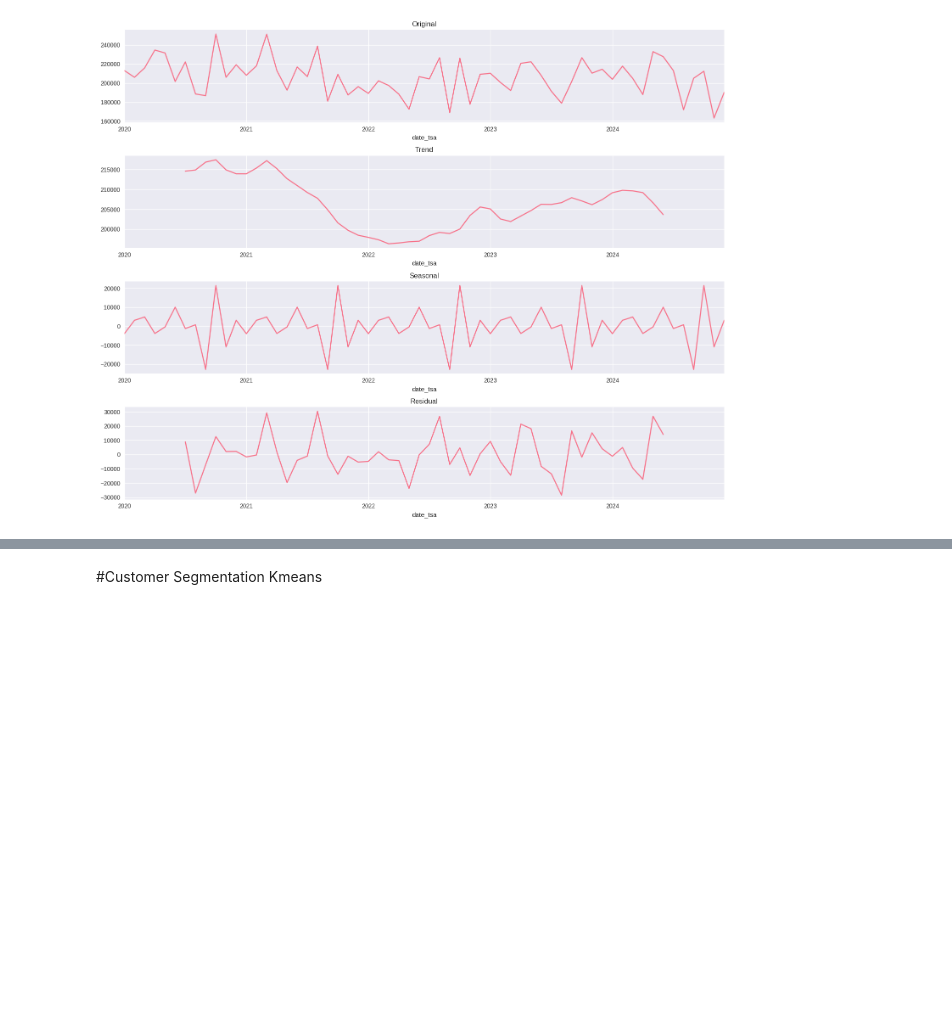
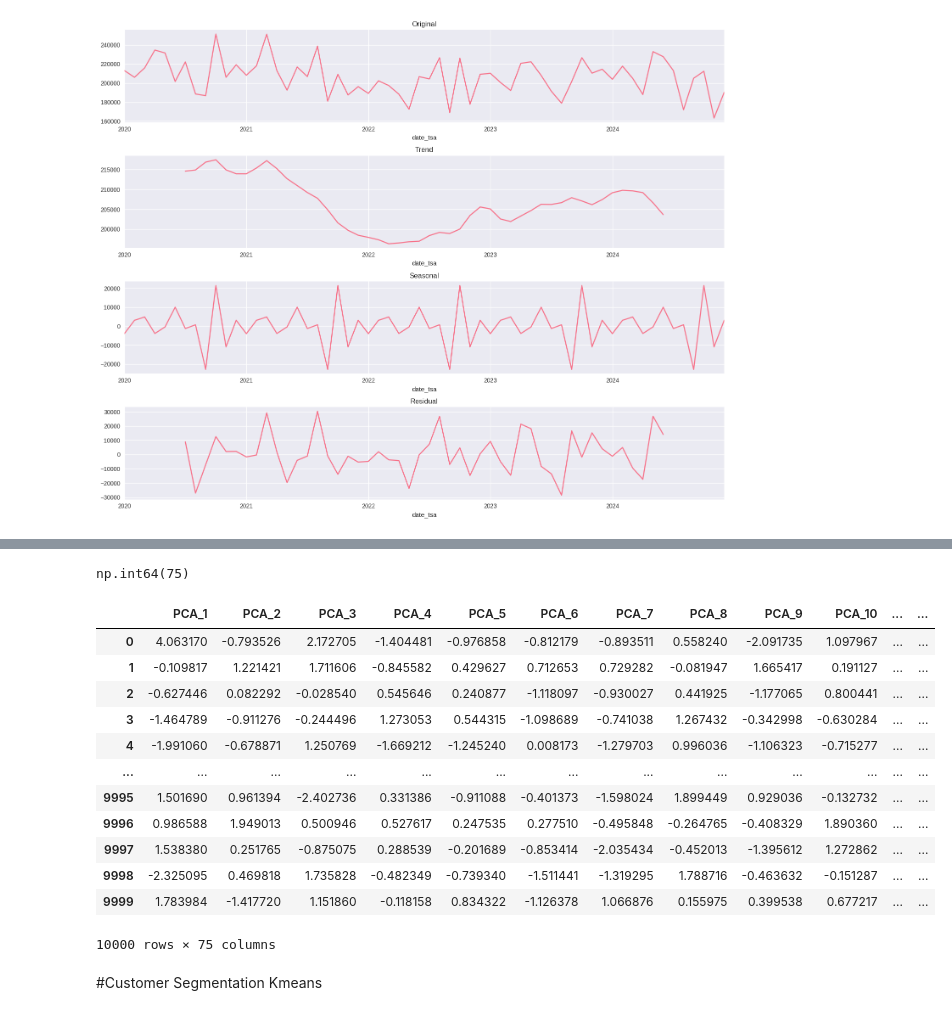
Before and after one commit to MatiasSiles/Sales-Optimization, a Jupyter notebook: model_training_testing.ipynb, the cells around one changed output, grey strips where cells are left out. Saved outputs shown, nothing was run; the diff lists cells and outputs as text; code cells hidden in the pictures; blank space fills up the shorter version.

```diff
--- a/model_training_testing.ipynb
+++ b/model_training_testing.ipynb
@@ -350,0 +345,11 @@ Time series statistics:
+# %%
+# Scale the data
+scaler = StandardScaler()
+scaled_data = scaler.fit_transform(df)
+
+# Apply pca
+pca = PCA()
+pca.fit(scaled_data)
+
+var_acumulada = np.cumsum(pca.explained_variance_ratio_)
+var_acumulada
@@ -351,3 +376,31 @@ Time series statistics:
+# %%
+# find the right number of components that retain the information
+n_components = np.argmax(var_acumulada >= 0.90) + 1
+n_components
+# %% [output]
+np.int64(75)
+# %%
+# Finally, we apply PCA returned with more security
+pca = PCA(n_components=n_components)
+pca_data = pca.fit_transform(scaled_data)
+# %%
+columns_pca = [f"PCA_{i+1}"for i in range(n_components)]
+df_pca = pd.DataFrame(pca_data, columns=columns_pca)
+df_pca
+# %% [output]
+|  | PCA_1 | PCA_2 | PCA_3 | PCA_4 | PCA_5 | PCA_6 | PCA_7 | PCA_8 | PCA_9 | PCA_10 | ... | ... |
+| 0 | 4.063170 | -0.793526 | 2.172705 | -1.404481 | -0.976858 | -0.812179 | -0.893511 | 0.558240 | -2.091735 | 1.097967 | ... | ... |
+| 1 | -0.109817 | 1.221421 | 1.711606 | -0.845582 | 0.429627 | 0.712653 | 0.729282 | -0.081947 | 1.665417 | 0.191127 | ... | ... |
+| 2 | -0.627446 | 0.082292 | -0.028540 | 0.545646 | 0.240877 | -1.118097 | -0.930027 | 0.441925 | -1.177065 | 0.800441 | ... | ... |
+| 3 | -1.464789 | -0.911276 | -0.244496 | 1.273053 | 0.544315 | -1.098689 | -0.741038 | 1.267432 | -0.342998 | -0.630284 | ... | ... |
+| 4 | -1.991060 | -0.678871 | 1.250769 | -1.669212 | -1.245240 | 0.008173 | -1.279703 | 0.996036 | -1.106323 | -0.715277 | ... | ... |
+| ... | ... | ... | ... | ... | ... | ... | ... | ... | ... | ... | ... | ... |
+| 9995 | 1.501690 | 0.961394 | -2.402736 | 0.331386 | -0.911088 | -0.401373 | -1.598024 | 1.899449 | 0.929036 | -0.132732 | ... | ... |
+| 9996 | 0.986588 | 1.949013 | 0.500946 | 0.527617 | 0.247535 | 0.277510 | -0.495848 | -0.264765 | -0.408329 | 1.890360 | ... | ... |
+| 9997 | 1.538380 | 0.251765 | -0.875075 | 0.288539 | -0.201689 | -0.853414 | -2.035434 | -0.452013 | -1.395612 | 1.272862 | ... | ... |
+| 9998 | -2.325095 | 0.469818 | 1.735828 | -0.482349 | -0.739340 | -1.511441 | -1.319295 | 1.788716 | -0.463632 | -0.151287 | ... | ... |
+| 9999 | 1.783984 | -1.417720 | 1.151860 | -0.118158 | 0.834322 | -1.126378 | 1.066876 | 0.155975 | 0.399538 | 0.677217 | ... | ... |
+10000 rows × 75 columns
 # %% [markdown]
 #Customer Segmentation Kmeans
 # %%
```
Also changed, not shown: parts of 8 cells of this notebook.
